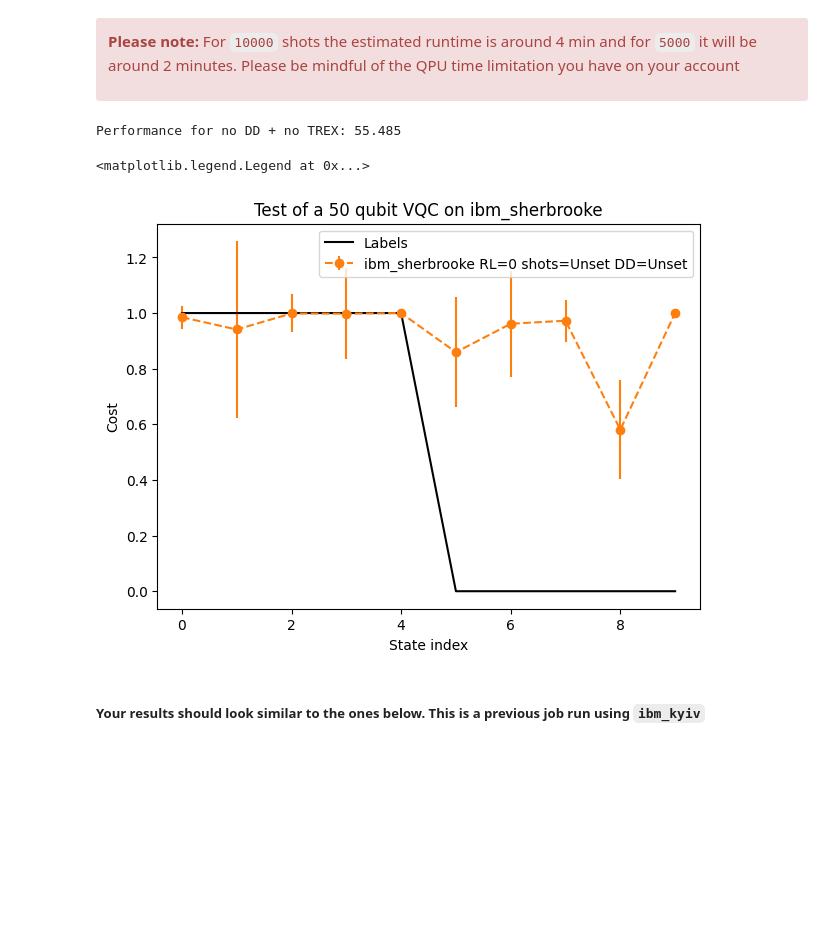
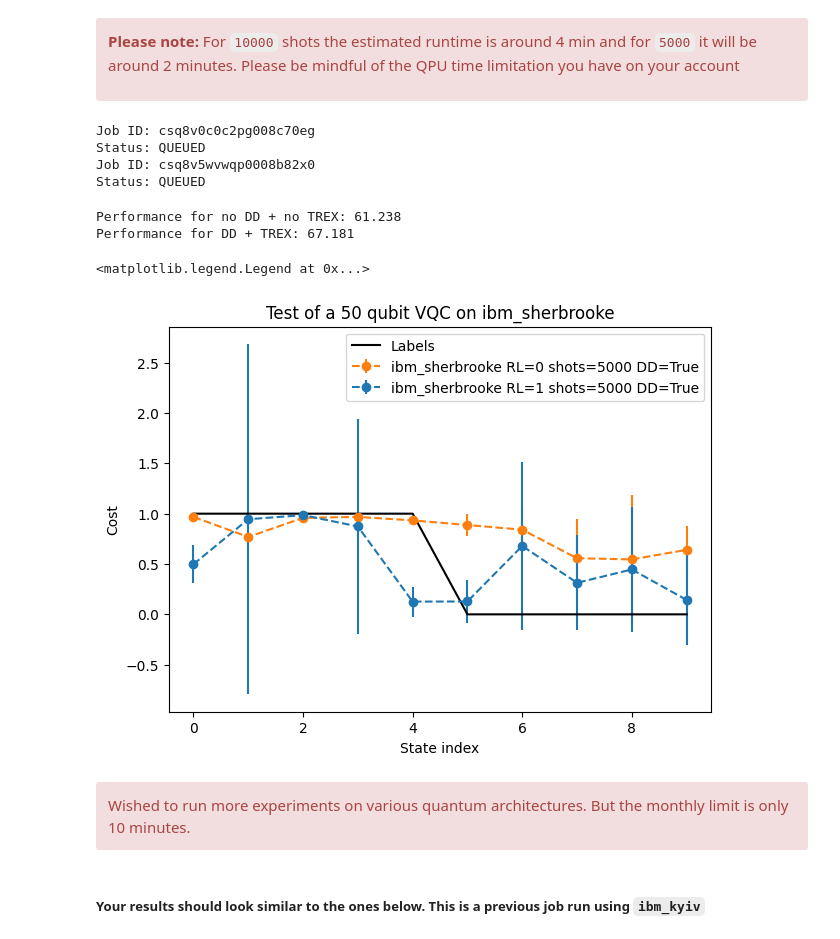
Before and after one commit to AsadullahGalib007/IBM-Quantum-Challenge-2024-Solution, a Jupyter notebook: lab_5 (bonus_lab)/lab-bonus.ipynb, the cells around one changed output. Saved outputs shown, nothing was run; the diff lists cells and outputs as text; code cells hidden in the pictures; blank space fills up the shorter version.

```diff
--- a/lab_5 (bonus_lab)/lab-bonus.ipynb
+++ b/lab_5 (bonus_lab)/lab-bonus.ipynb
@@ -235,7 +221,7 @@ The `matrix_product_state` [MPS](https://qiskit.github.io/qiskit-aer/stubs/qiski
 </div>
 # %%
 num_qubits = 50
-index = 2 # Change to different values for testing
+index = 4 # Change to different values for testing
 qc = new_amplitude_embedding(num_qubits, index)
 qc.measure_all()
 
@@ -686,7 +671,7 @@ num_qubits = 50
 obs = SparsePauliOp("Z"*num_qubits)
 opt_params = generalize_optimal_params(num_qubits, generate_ansatz(num_qubits), source_list)
 
-for resilience in [0,1]:
+for resilience in [0,1]:        # For resilience levels
 
     DD = True
     options = EstimatorOptions(default_shots = 5_000,
@@ -696,34 +681,44 @@ for resilience in [0,1]:
     options.dynamical_decoupling.sequence_type = 'XpXm'
 
     # OPTIONAL
-    # options.resilience.zne_mitigation = True
-    # options.resilience.zne.noise_factors = (1, 1.2, 1.5)
-    # options.resilience.zne.extrapolator = ('exponential', 'linear', 'polynomial_degree_2') #order matters
+    options.resilience.zne_mitigation = True
+    options.resilience.zne.noise_factors = (1, 1.2, 1.5)
+    options.resilience.zne.extrapolator = ('exponential', 'linear', 'polynomial_degree_2') #order matters
 
     job_id = test_shallow_VQC_QPU(num_qubits, list_labels, obs, opt_params, options, backend)
+# %% [output]
+Job ID: csq8v0c0c2pg008c70eg
+Status: QUEUED
+Job ID: csq8v5wvwqp0008b82x0
+Status: QUEUED
 # %%
-results_test_0_DD, errors_test_0_DD = retrieve_job('cspy9zfp1vzg008agbq0')
-# results_test_1_DD, errors_test_1_DD = retrieve_job('job_id_HERE')
+results_test_0_DD, errors_test_0_DD = retrieve_job('csq8v0c0c2pg008c70eg')
+results_test_1_DD, errors_test_1_DD = retrieve_job('csq8v5wvwqp0008b82x0')
 
 fig, ax = plt.subplots(1, 1, figsize=(7,5))
 ax.set_title(f'Test of a {num_qubits} qubit VQC on {backend.name}')
 ax.set_ylabel('Cost')
 ax.set_xlabel('State index')
 
 print(f"Performance for no DD + no TREX: {compute_performance(results_test_0_DD, list_labels):.3f}")
-# print(f"Performance for DD + TREX: {compute_performance(results_test_1_DD, list_labels):.3f}")
+print(f"Performance for DD + TREX: {compute_performance(results_test_1_DD, list_labels):.3f}")
 
 ax.errorbar(range(10), results_test_0_DD, fmt='--o', yerr=errors_test_0_DD, color='tab:orange', label=f'{backend.name} RL=0 shots={options.default_shots} DD={options.dynamical_decoupling.enable}')
-# ax.errorbar(range(10), results_test_1_DD, fmt='--o',  yerr=errors_test_1_DD, color='tab:blue', label=f'{backend.name} RL=1 shots={options.default_shots} DD={options.dynamical_decoupling.enable}')
+ax.errorbar(range(10), results_test_1_DD, fmt='--o',  yerr=errors_test_1_DD, color='tab:blue', label=f'{backend.name} RL=1 shots={options.default_shots} DD={options.dynamical_decoupling.enable}')
 
 ax.plot(list_labels, 'k-', label='Labels')
 
 
 ax.legend()
 # %% [output]
-Performance for no DD + no TREX: 55.485
+Performance for no DD + no TREX: 61.238
+Performance for DD + TREX: 67.181
 <matplotlib.legend.Legend at 0x...>
-[figure, old version]
+[figure, new version]
+# %% [markdown]
+<div class="alert alert-block alert-danger">
+Wished to run more experiments on various quantum architectures. But the monthly limit is only 10 minutes.
+</div>
 # %% [markdown]
 ##### Your results should look similar to the ones below. This is a previous job run using `ibm_kyiv`
 # %% [markdown]
```
Also changed, not shown: parts of 14 cells of this notebook, 1 other file.
